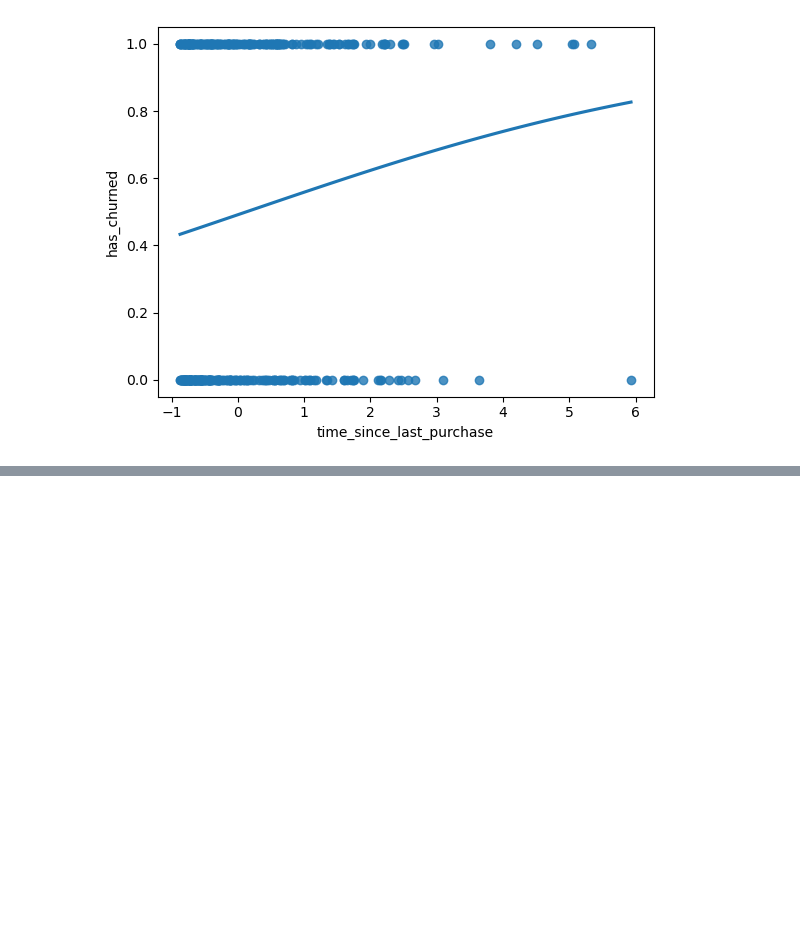
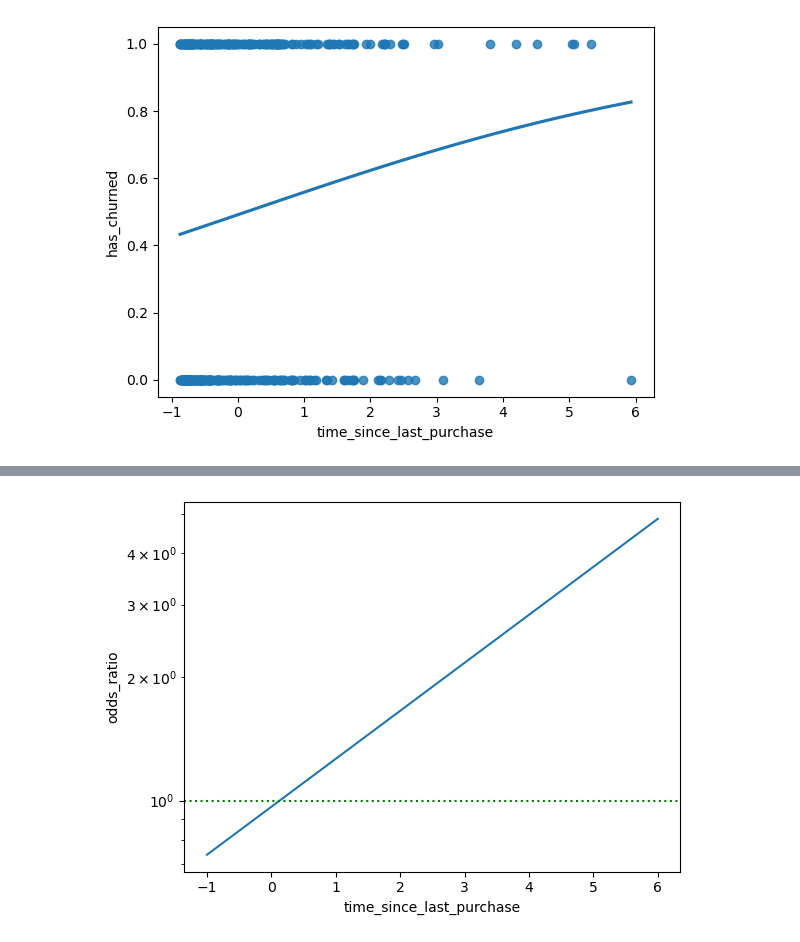
Before and after one commit to drksz/Learning-ML, a Jupyter notebook: LogisticRegression.ipynb, the cells around one changed output, grey strips where cells are left out. Drawn from its saved outputs; the diff is of its cells as text; code cells hidden in the pictures; blank space fills up the shorter version.

```diff
--- a/LogisticRegression.ipynb
+++ b/LogisticRegression.ipynb
@@ -87,0 +203,12 @@ plt.show()
+# %%
+sns.lineplot(
+    x='time_since_last_purchase',
+    y='odds_ratio',
+    data=predict_data
+)
+
+plt.axhline(y=1, linestyle='dotted', color='green')
+plt.yscale('log')
+plt.show()
+# %% [output]
+[figure, added]
```
Also changed, not shown: parts of 15 cells of this notebook.
